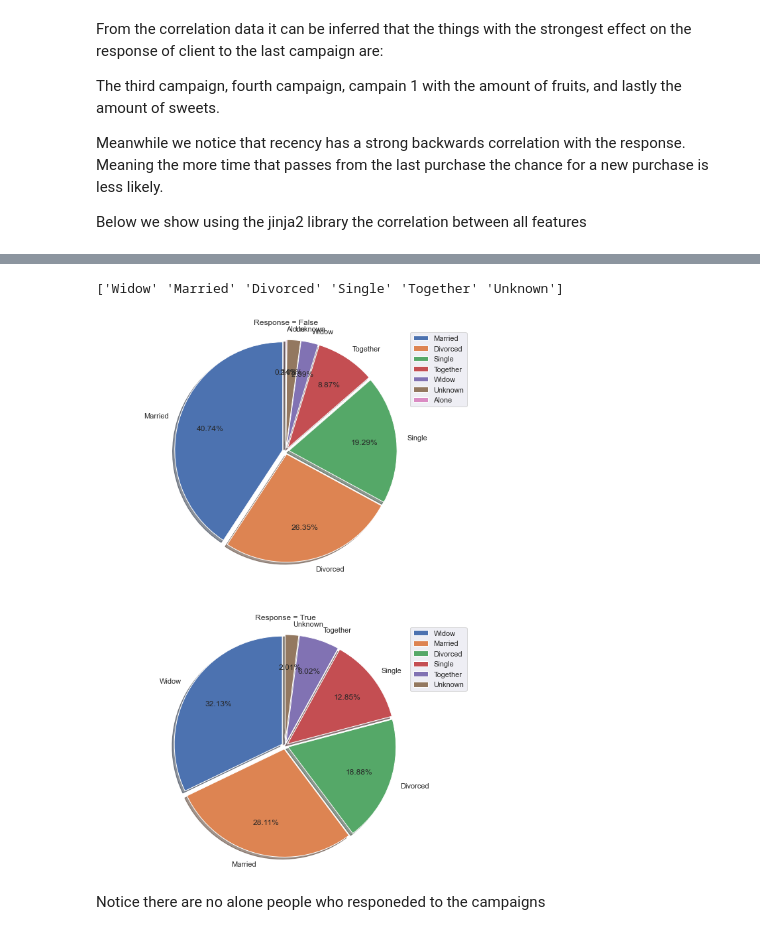
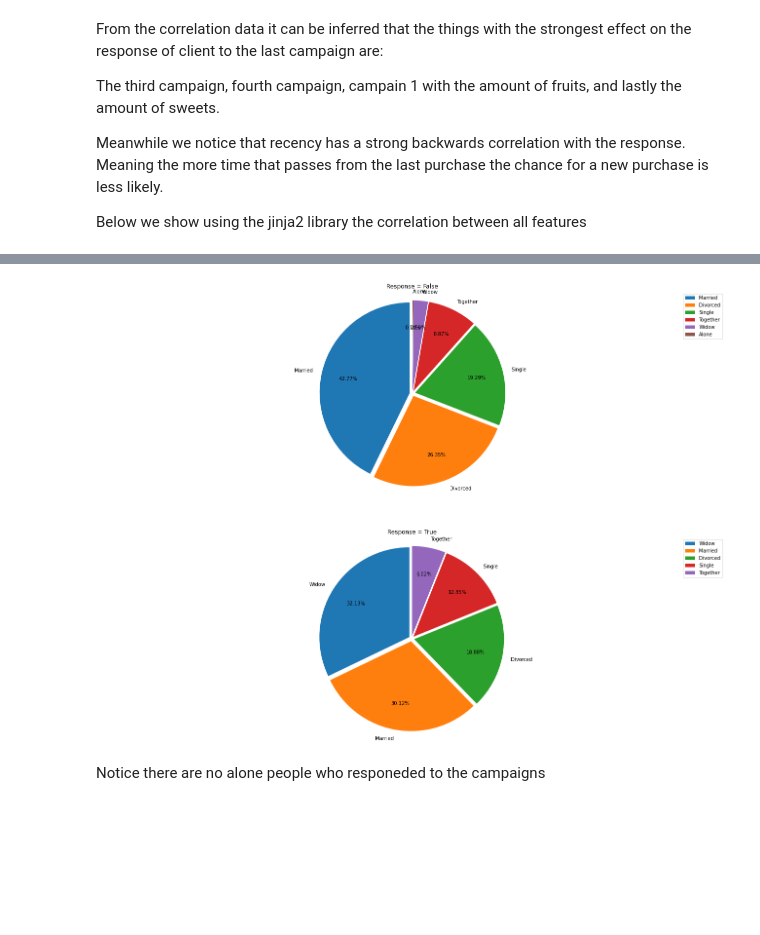
Before and after one commit to parzival0152/datamine, a Jupyter notebook: main.ipynb, the cells around one changed output, grey strips where cells are left out. Cells and saved outputs as stored; diff of their text form; code cells hidden in the pictures; blank space fills up the shorter version.

Commit message:
Stuff and things not yet working started to clean data

```diff
--- a/main.ipynb
+++ b/main.ipynb
@@ -102,22 +244,21 @@ sns.displot(target, x='Status', color='skyblue', discrete=True)
 # %%
-data[nominal_data.columns] = data[nominal_data.columns].fillna("Unknown")
+data['Status'] = data['Status'].fillna("Married") #married are the majority so we assume the Nan are married as well
 target = data['Status'].unique()
 
 
-fig1,(ax1,ax2) = plt.subplots(2,1,figsize=(10,15))
-ax1.pie(data['Status'][data['Response']==False].value_counts(), labels=target, labeldistance=1.1, pctdistance=0.7, autopct='%0.2f%%', shadow=True, startangle=90,explode=[0.03,0.03,0.03,0.03,0.03,0.03,0.03])
+fig1,(ax1,ax2) = plt.subplots(2,1,figsize=(23,17))
+ax1.pie(data['Status'][data['Response']==False].value_counts(), labels=target, labeldistance=1.1, pctdistance=0.7, autopct='%0.2f%%', shadow=False, startangle=90,explode=[0.03,0.03,0.03,0.03,0.03,0.03])
 ax1.axis('equal')
 ax1.set_title('Response = False')
 fig1.set_facecolor('white')
 target = data['Status'][data['Response']==True].unique()
-ax2.pie(data['Status'][data['Response']==True].value_counts(), labels=target, labeldistance=1.1, pctdistance=0.7, autopct='%0.2f%%', shadow=True, startangle=90,explode=[0.03,0.03,0.03,0.03,0.03,0.03])
+ax2.pie(data['Status'][data['Response']==True].value_counts(), labels=target, labeldistance=1.1, pctdistance=0.7, autopct='%0.2f%%', shadow=False, startangle=90,explode=[0.03,0.03,0.03,0.03,0.03])
 ax2.axis('equal')
 ax2.set_title('Response = True')
 ax1.legend()
 ax2.legend()
 plt.show()
 # %% [output]
-['Widow' 'Married' 'Divorced' 'Single' 'Together' 'Unknown']
-[figure, old version]
+[figure, new version]
 # %% [markdown]
 Notice there are no alone people who responeded to the campaigns
```
Also changed, not shown: parts of 26 cells of this notebook, 4 other files.
